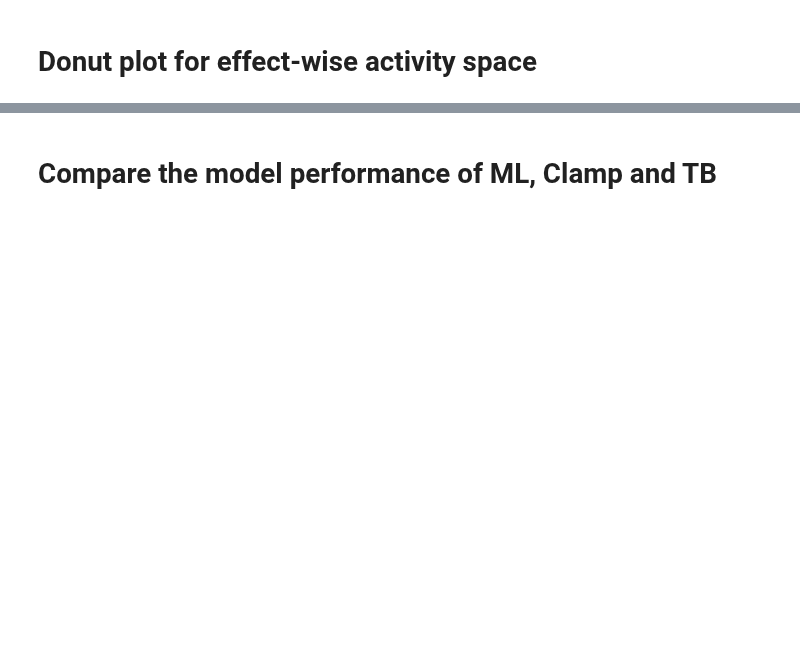
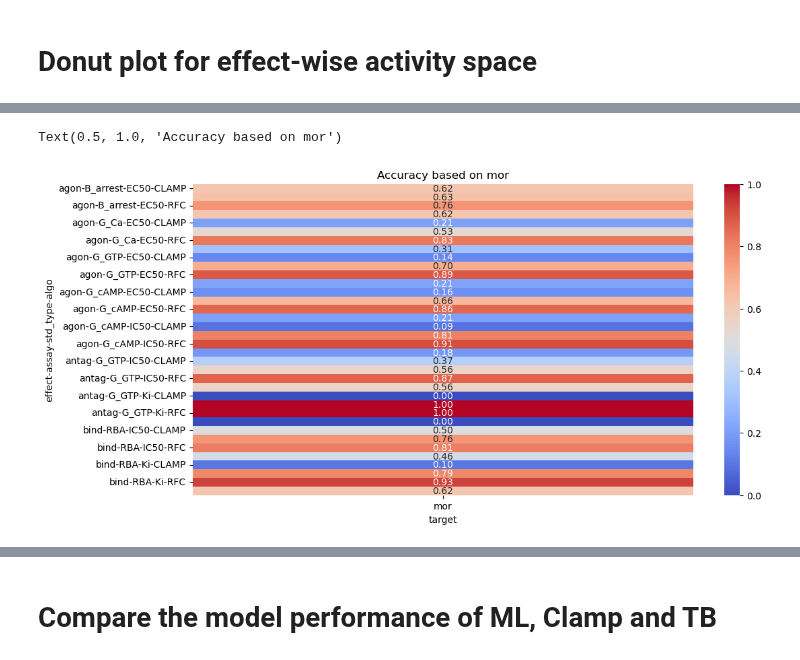
Before and after one commit to xixichennn/datacat4ml, a Jupyter notebook: datacat4ml/Scripts/benchmark/dataviz_result.ipynb, the cells around one changed output, grey strips where cells are left out. Saved outputs shown, nothing was run; the diff lists cells and outputs as text; code cells hidden in the pictures; blank space fills up the shorter version.

```diff
--- a/datacat4ml/Scripts/benchmark/dataviz_result.ipynb
+++ b/datacat4ml/Scripts/benchmark/dataviz_result.ipynb
@@ -245,0 +392,8 @@ def effect_activity_space(input_df, target='mor', startangle=-90, fig_format='pd
+# %%
+# plot the heatmap for the accuracy based on mor_metrics_df, which is pivot table
+plt.figure(figsize=(12, 6))
+sns.heatmap(mor_metrics_df['accuracy'].unstack(level=0), annot=True, fmt=".2f", cmap='coolwarm')
+plt.title('Accuracy based on mor')
+# %% [output]
+Text(0.5, 1.0, 'Accuracy based on mor')
+[figure, added]
```
Also changed, not shown: parts of 33 cells of this notebook, 1 other file.
